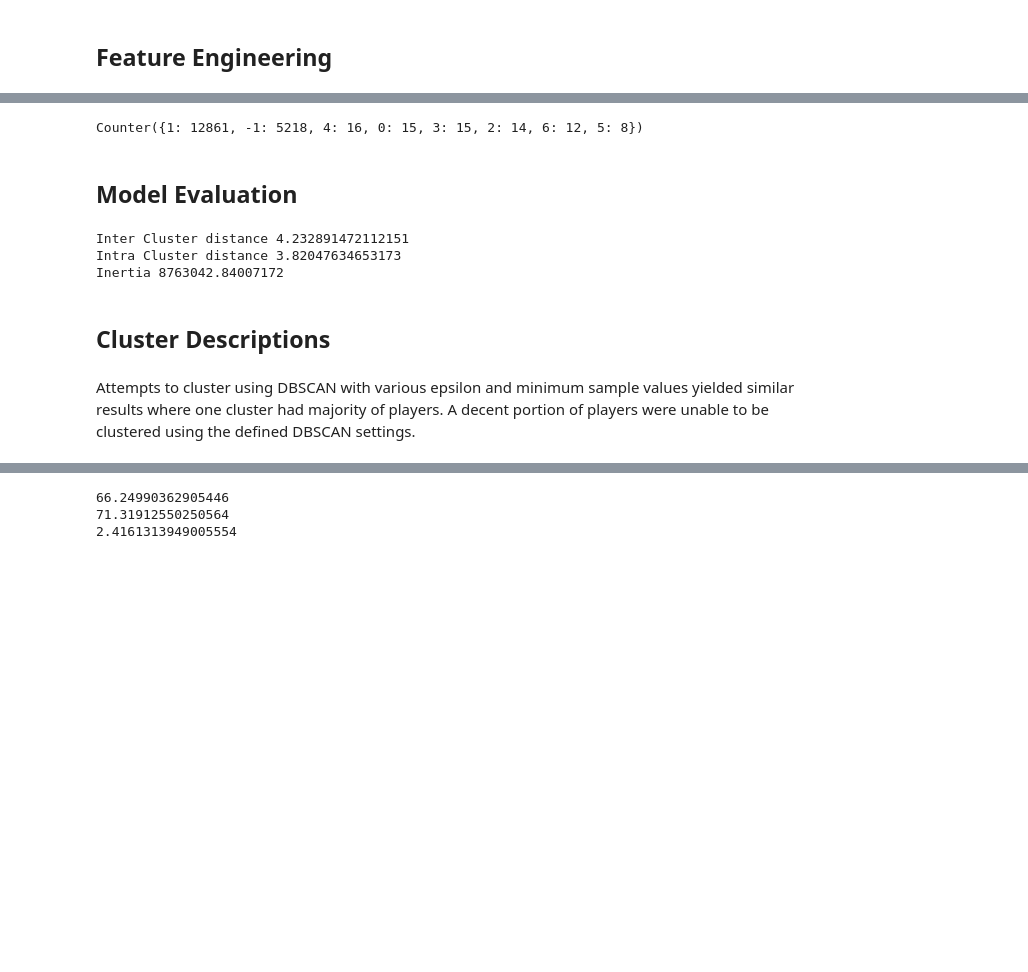
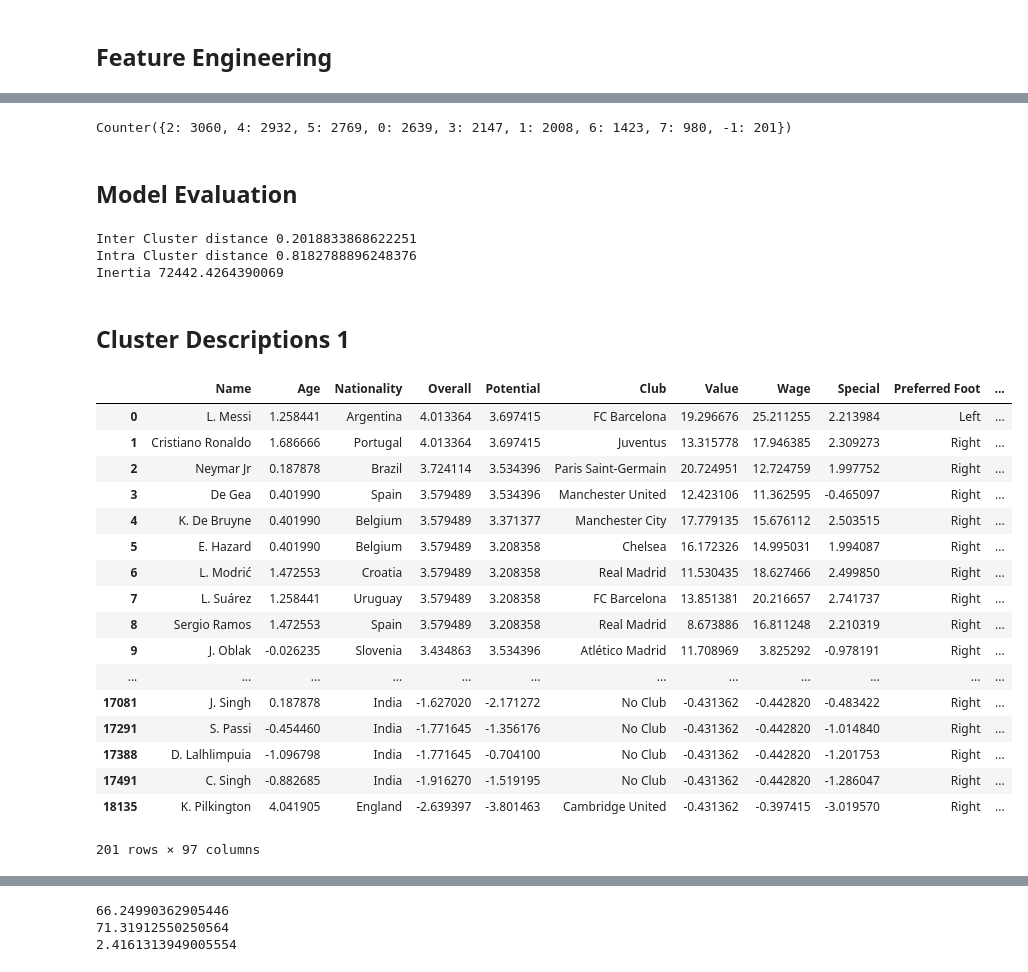
Before and after one commit to mdjoh/CEBD1260-Project, a Jupyter notebook: Week 7 - Cluster Analysis.ipynb, the cells around one changed output, grey strips where cells are left out. Saved outputs shown, nothing was run; the diff lists cells and outputs as text; code cells hidden in the pictures; blank space fills up the shorter version.

```diff
--- a/Week 7 - Cluster Analysis.ipynb
+++ b/Week 7 - Cluster Analysis.ipynb
@@ -81 +84,10 @@ for i in range(0, len(categorical)):
+# %%
+# normalize numerical features
+
+cat_cols = ['Name', 'Nationality', 'Club', 'Preferred Foot', 'Work Rate', 'Attack Work Rate', 'Defensive Work Rate', 'Position', 'Position Category']
+
+num_cols = list(set(list(df.columns)) - set(cat_cols))
+
+for col in num_cols:
+    df[col] = StandardScaler().fit_transform(df[col].values.reshape(-1, 1))
 # %% [markdown]
@@ -85,7 +97,7 @@ for i in range(0, len(categorical)):
 X_columns = ['Age', 'Overall', 'Potential', 'Value', 'Wage', 'Pos_FW', 'Pos_AM', 'Pos_W', 'Pos_CM',
              'Pos_DM', 'Pos_FB', 'Pos_CB', 'Pos_GK']
 # %%
-model = DBSCAN(eps=2, min_samples=15)
+model = DBSCAN(eps=2, min_samples=30)
 model.fit(df[X_columns])
 
 cluster_labels = model.labels_
@@ -94,7 +106,7 @@ print(collections.Counter(cluster_labels))
 
 df['cluster'] = cluster_labels
 # %% [output]
-Counter({1: 12861, -1: 5218, 4: 16, 0: 15, 3: 15, 2: 14, 6: 12, 5: 8})
+Counter({2: 3060, 4: 2932, 5: 2769, 0: 2639, 3: 2147, 1: 2008, 6: 1423, 7: 980, -1: 201})
 # %% [markdown]
 ## Model Evaluation
 # %%
@@ -126,10 +138,29 @@ for cluster in sorted(set(model.labels_)):
         distances.append(euclidean_distances(centroid.reshape(1, -1), v.values.reshape(1, -1), squared=True)[0][0])
 print('Inertia', np.sum(distances))
 # %% [output]
-Inter Cluster distance 4.232891472112151
-Intra Cluster distance 3.82047634653173
-Inertia 8763042.84007172
+Inter Cluster distance 0.2018833868622251
+Intra Cluster distance 0.8182788896248376
+Inertia 72442.4264390069
 # %% [markdown]
-## Cluster Descriptions
+## Cluster Descriptions 1
-# %% [markdown]
-Attempts to cluster using DBSCAN with various epsilon and minimum sample values yielded similar results where one cluster had majority of players. A decent portion of players were unable to be clustered using the defined DBSCAN settings.
+# %%
+df[df['cluster']==-1]
+# %% [output]
+|  | Name | Age | Nationality | Overall | Potential | Club | Value | Wage | Special | Preferred Foot | ... |
+| 0 | L. Messi | 1.258441 | Argentina | 4.013364 | 3.697415 | FC Barcelona | 19.296676 | 25.211255 | 2.213984 | Left | ... |
+| 1 | Cristiano Ronaldo | 1.686666 | Portugal | 4.013364 | 3.697415 | Juventus | 13.315778 | 17.946385 | 2.309273 | Right | ... |
+| 2 | Neymar Jr | 0.187878 | Brazil | 3.724114 | 3.534396 | Paris Saint-Germain | 20.724951 | 12.724759 | 1.997752 | Right | ... |
+| 3 | De Gea | 0.401990 | Spain | 3.579489 | 3.534396 | Manchester United | 12.423106 | 11.362595 | -0.465097 | Right | ... |
+| 4 | K. De Bruyne | 0.401990 | Belgium | 3.579489 | 3.371377 | Manchester City | 17.779135 | 15.676112 | 2.503515 | Right | ... |
+| 5 | E. Hazard | 0.401990 | Belgium | 3.579489 | 3.208358 | Chelsea | 16.172326 | 14.995031 | 1.994087 | Right | ... |
+| 6 | L. Modrić | 1.472553 | Croatia | 3.579489 | 3.208358 | Real Madrid | 11.530435 | 18.627466 | 2.499850 | Right | ... |
+| 7 | L. Suárez | 1.258441 | Uruguay | 3.579489 | 3.208358 | FC Barcelona | 13.851381 | 20.216657 | 2.741737 | Right | ... |
+| 8 | Sergio Ramos | 1.472553 | Spain | 3.579489 | 3.208358 | Real Madrid | 8.673886 | 16.811248 | 2.210319 | Right | ... |
+| 9 | J. Oblak | -0.026235 | Slovenia | 3.434863 | 3.534396 | Atlético Madrid | 11.708969 | 3.825292 | -0.978191 | Right | ... |
+| ... | ... | ... | ... | ... | ... | ... | ... | ... | ... | ... | ... |
+| 17081 | J. Singh | 0.187878 | India | -1.627020 | -2.171272 | No Club | -0.431362 | -0.442820 | -0.483422 | Right | ... |
+| 17291 | S. Passi | -0.454460 | India | -1.771645 | -1.356176 | No Club | -0.431362 | -0.442820 | -1.014840 | Right | ... |
+| 17388 | D. Lalhlimpuia | -1.096798 | India | -1.771645 | -0.704100 | No Club | -0.431362 | -0.442820 | -1.201753 | Right | ... |
+| 17491 | C. Singh | -0.882685 | India | -1.916270 | -1.519195 | No Club | -0.431362 | -0.442820 | -1.286047 | Right | ... |
+| 18135 | K. Pilkington | 4.041905 | England | -2.639397 | -3.801463 | Cambridge United | -0.431362 | -0.397415 | -3.019570 | Right | ... |
+201 rows × 97 columns
```
Also changed, not shown: parts of 32 cells of this notebook.
